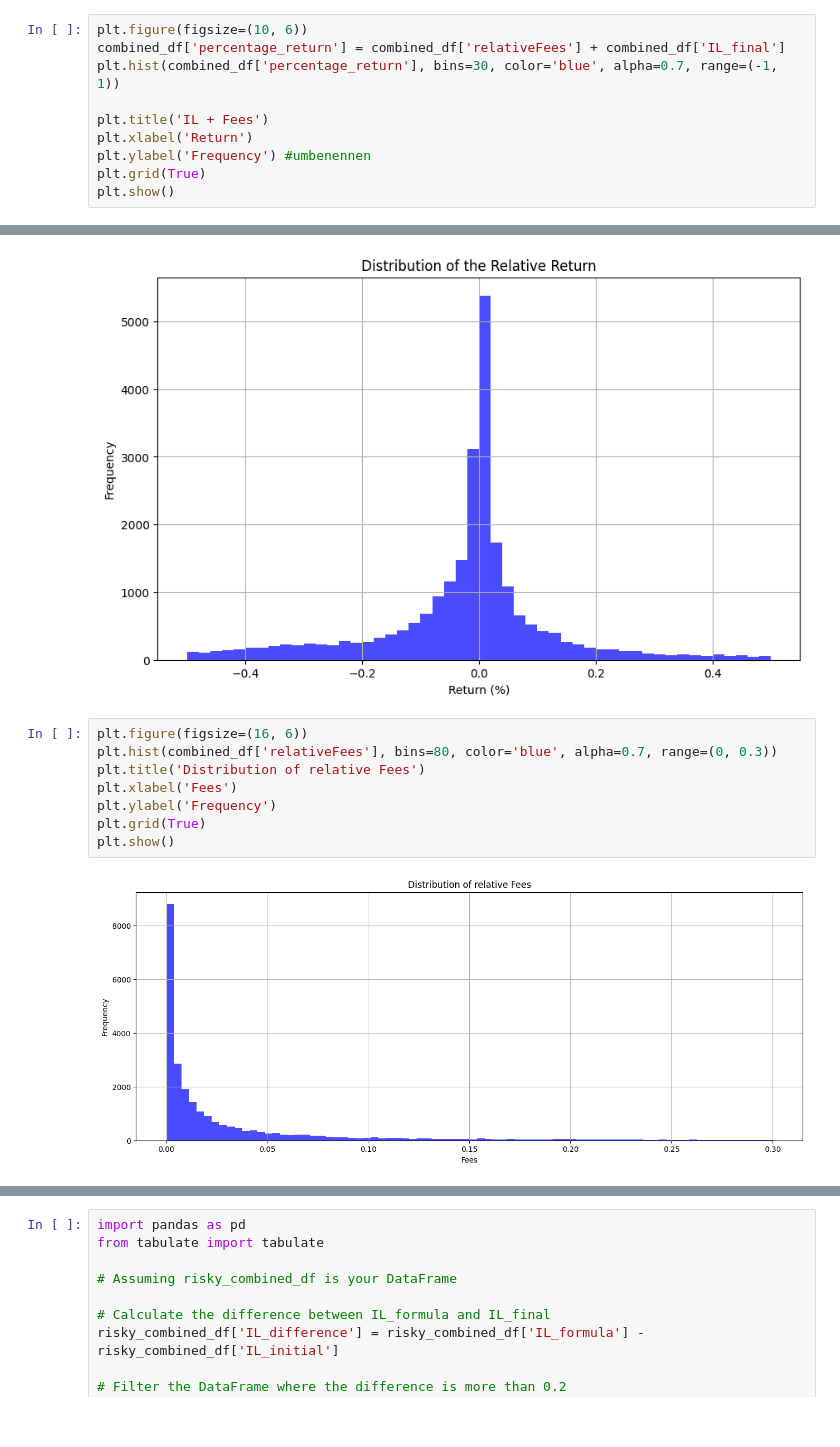
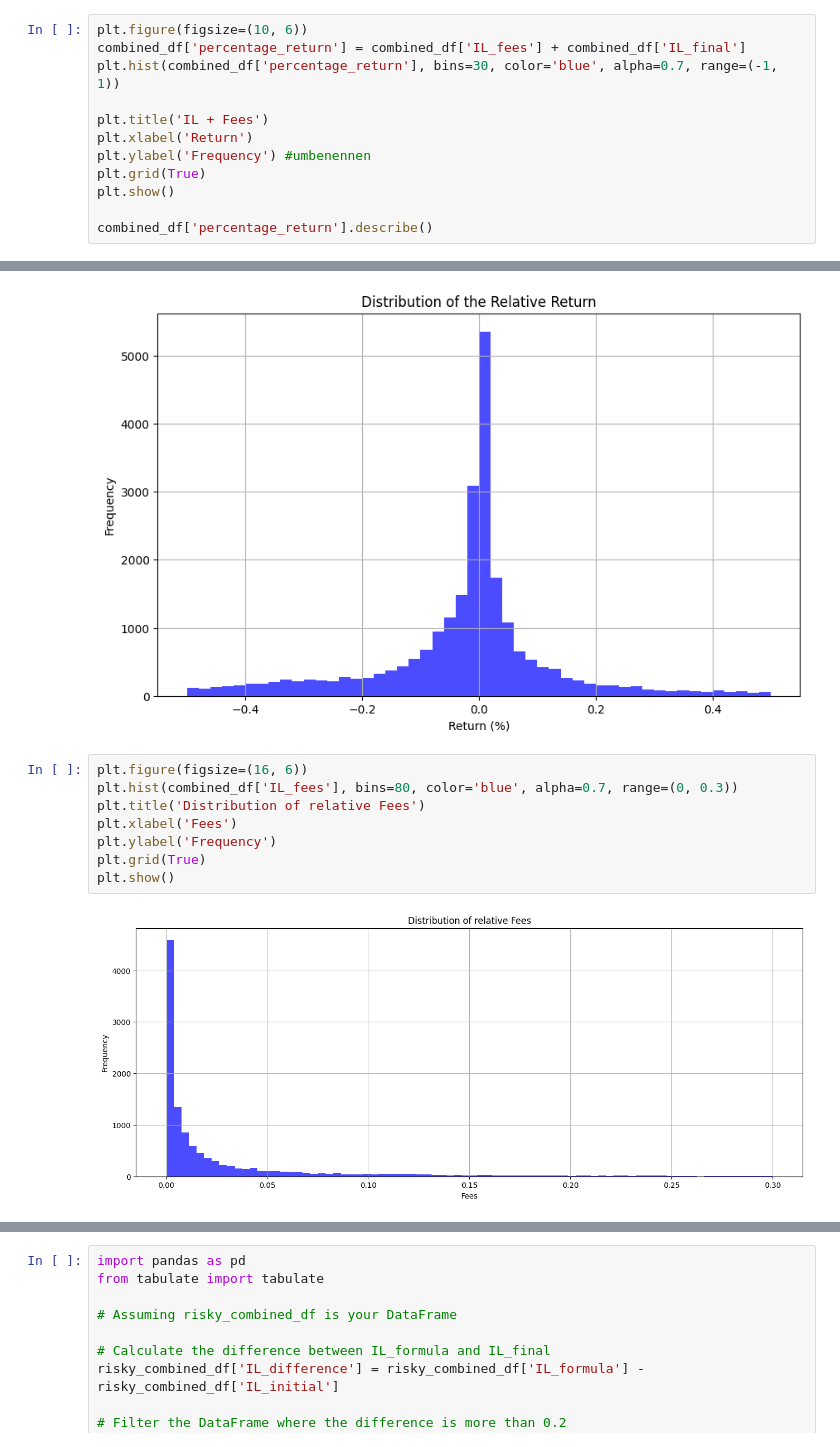
Before and after one commit to Thanos002/IL_Measurement, a Jupyter notebook: IL_Data_Extraction.ipynb, the cells around one changed output, grey strips where cells are left out. Cells and saved outputs as stored; diff of their text form.

```diff
--- a/IL_Data_Extraction.ipynb
+++ b/IL_Data_Extraction.ipynb
@@ -1453,7 +1905,7 @@ plt.show()
 [figure]
 # %%
 plt.figure(figsize=(10, 6))
-combined_df['percentage_return'] = combined_df['relativeFees'] + combined_df['IL_final']
+combined_df['percentage_return'] = combined_df['IL_fees'] + combined_df['IL_final']
 plt.hist(combined_df['percentage_return'], bins=30, color='blue', alpha=0.7, range=(-1, 1))
 
 plt.title('IL + Fees')
@@ -1461,4 +1913,6 @@ plt.xlabel('Return')
 plt.ylabel('Frequency') #umbenennen
 plt.grid(True)
 plt.show()
+
+combined_df['percentage_return'].describe()
 # %% [output]
@@ -1565,14 +2016,14 @@ plt.show()
 [figure]
 # %%
 plt.figure(figsize=(16, 6))
-plt.hist(combined_df['relativeFees'], bins=80, color='blue', alpha=0.7, range=(0, 0.3))
+plt.hist(combined_df['IL_fees'], bins=80, color='blue', alpha=0.7, range=(0, 0.3))
 plt.title('Distribution of relative Fees')
 plt.xlabel('Fees')
 plt.ylabel('Frequency')
 plt.grid(True)
 plt.show()
 # %% [output]
-[figure, old version]
+[figure, new version]
 # %%
 import pandas as pd
 
```
Also changed, not shown: parts of 31 cells of this notebook, 2 other files.
